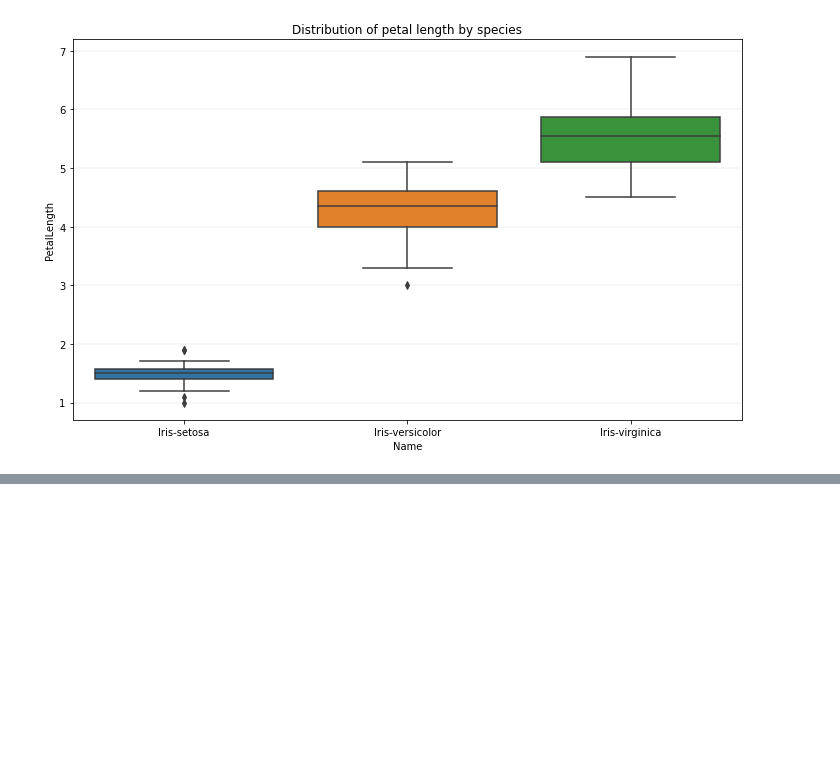
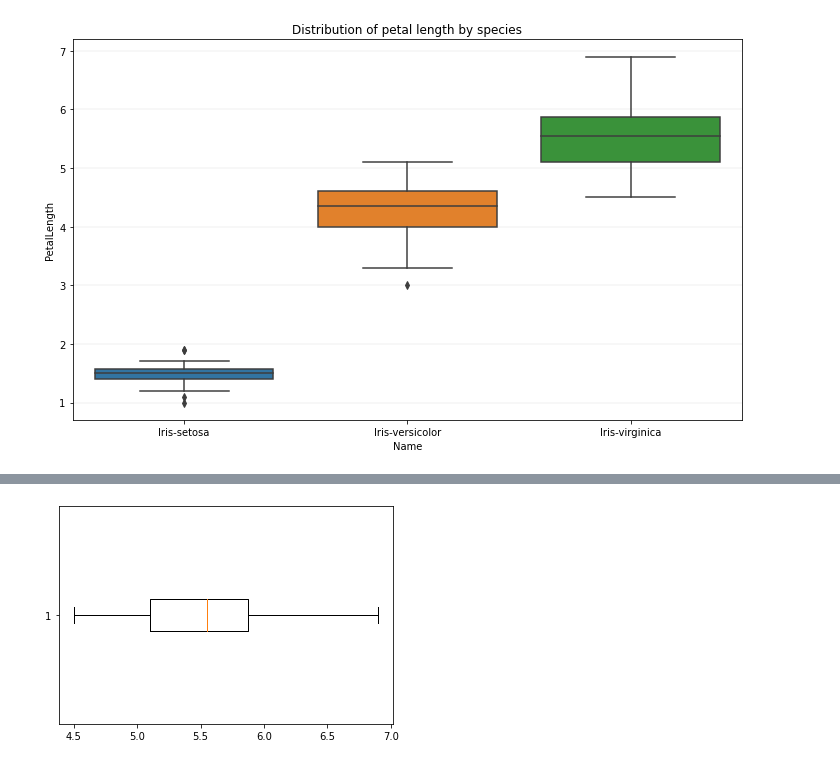
Before and after one commit to Jiraporn-klobrat/data_viz_2022, a Jupyter notebook: DataViz02_Data_Distribution.ipynb, the cells around one changed output, grey strips where cells are left out. Saved outputs shown, nothing was run; the diff lists cells and outputs as text; code cells hidden in the pictures; blank space fills up the shorter version.

```diff
--- a/DataViz02_Data_Distribution.ipynb
+++ b/DataViz02_Data_Distribution.ipynb
@@ -413,0 +447,4 @@ plt.title('Distribution of petal length by species');
+# %%
+virginica = plt.boxplot(df['PetalLength'][100:],vert=False); # virginica เอามารับค่า boxpot
+# %% [output]
+[figure, added]
```
Also changed, not shown: parts of 12 cells of this notebook.
